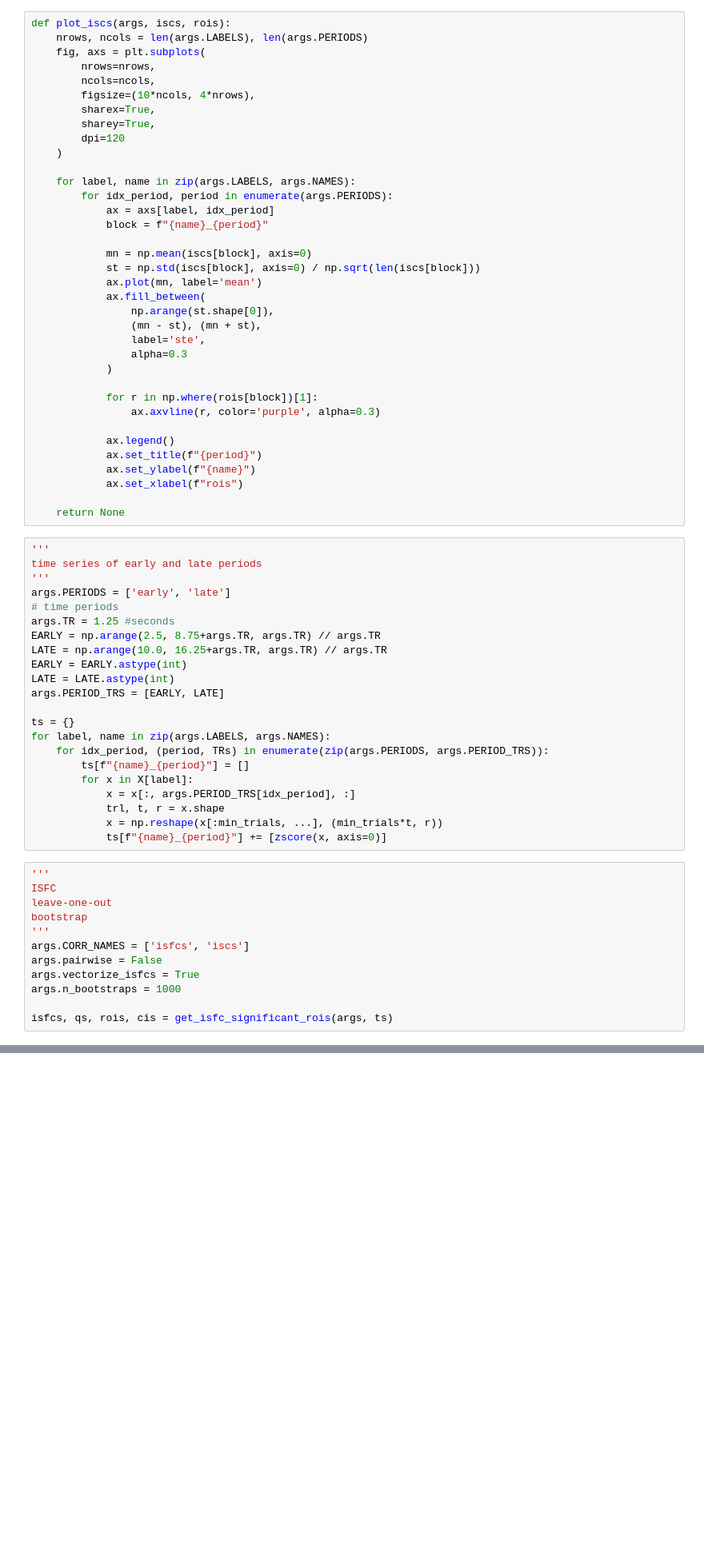
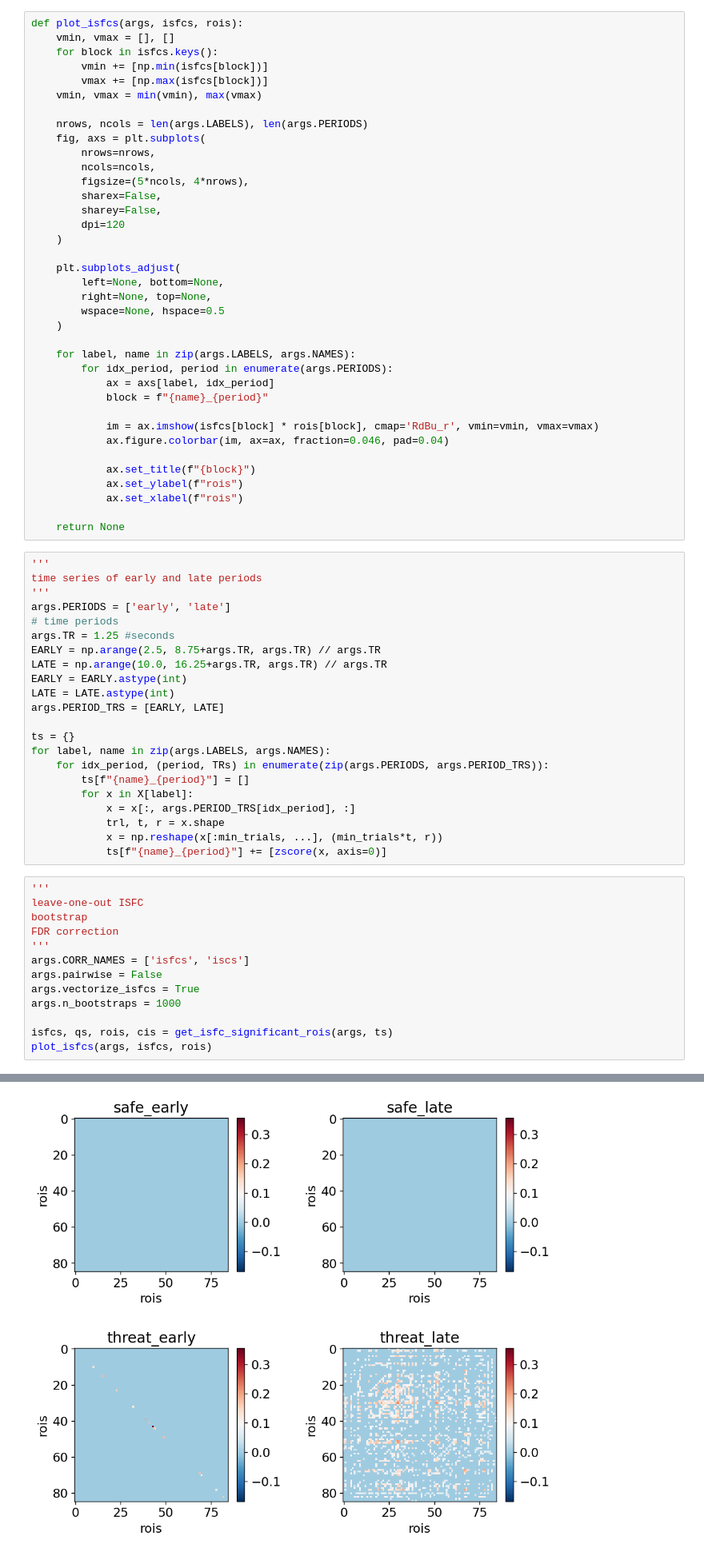
Before and after one commit to govinda-umd/network_dynamics, a Jupyter notebook: nb/jul22/00-data-max_model-isfc_desc-early_vs_late.ipynb, the cells around one changed output, grey strips where cells are left out. Shown at 80% size. Cells and saved outputs as stored; diff of their text form; blank space fills up the shorter version.

```diff
--- a/nb/jul22/00-data-max_model-isfc_desc-early_vs_late.ipynb
+++ b/nb/jul22/00-data-max_model-isfc_desc-early_vs_late.ipynb
@@ -139,15 +139,27 @@ def get_isfc_significant_rois(args, ts):
 
     return observed_isfcs, observed_q_vals, significant_rois, conf_intervals
 # %%
-def plot_iscs(args, iscs, rois):
+def plot_isfcs(args, isfcs, rois):
+    vmin, vmax = [], []
+    for block in isfcs.keys():
+        vmin += [np.min(isfcs[block])]
+        vmax += [np.max(isfcs[block])]
+    vmin, vmax = min(vmin), max(vmax)
+
     nrows, ncols = len(args.LABELS), len(args.PERIODS)
     fig, axs = plt.subplots(
         nrows=nrows,
         ncols=ncols,
-        figsize=(10*ncols, 4*nrows),
-        sharex=True,
-        sharey=True,
+        figsize=(5*ncols, 4*nrows),
+        sharex=False,
+        sharey=False,
         dpi=120
+    )
+
+    plt.subplots_adjust(
+        left=None, bottom=None,
+        right=None, top=None,
+        wspace=None, hspace=0.5
     )
 
     for label, name in zip(args.LABELS, args.NAMES):
@@ -155,22 +167,11 @@ def plot_iscs(args, iscs, rois):
             ax = axs[label, idx_period]
             block = f"{name}_{period}"
 
-            mn = np.mean(iscs[block], axis=0)
-            st = np.std(iscs[block], axis=0) / np.sqrt(len(iscs[block]))
-            ax.plot(mn, label='mean')
-            ax.fill_between(
-                np.arange(st.shape[0]),
-                (mn - st), (mn + st),
-                label='ste',
-                alpha=0.3
-            )
+            im = ax.imshow(isfcs[block] * rois[block], cmap='RdBu_r', vmin=vmin, vmax=vmax)
+            ax.figure.colorbar(im, ax=ax, fraction=0.046, pad=0.04)
 
-            for r in np.where(rois[block])[1]:
-                ax.axvline(r, color='purple', alpha=0.3)
-
-            ax.legend()
-            ax.set_title(f"{period}")
-            ax.set_ylabel(f"{name}")
+            ax.set_title(f"{block}")
+            ax.set_ylabel(f"rois")
             ax.set_xlabel(f"rois")
 
     return None
@@ -198,9 +199,9 @@ for label, name in zip(args.LABELS, args.NAMES):
             ts[f"{name}_{period}"] += [zscore(x, axis=0)]
 # %%
 '''
-ISFC
-leave-one-out
+leave-one-out ISFC
 bootstrap
+FDR correction
 '''
 args.CORR_NAMES = ['isfcs', 'iscs']
 args.pairwise = False
@@ -208,6 +209,7 @@ args.vectorize_isfcs = True
 args.n_bootstraps = 1000
 
 isfcs, qs, rois, cis = get_isfc_significant_rois(args, ts)
+plot_isfcs(args, isfcs, rois)
 # %% [output]
 percent of significant roi(-pairs) for condition safe_early and correlation isfc = 0.0 %
 percent of significant roi(-pairs) for condition safe_early and correlation isc = 0.0 %
@@ -219,0 +222 @@ percent of significant roi(-pairs) for condition threat_late and correlation isc
+[figure, added]
```
Also changed, not shown: parts of 5 cells of this notebook, 44 other files.
